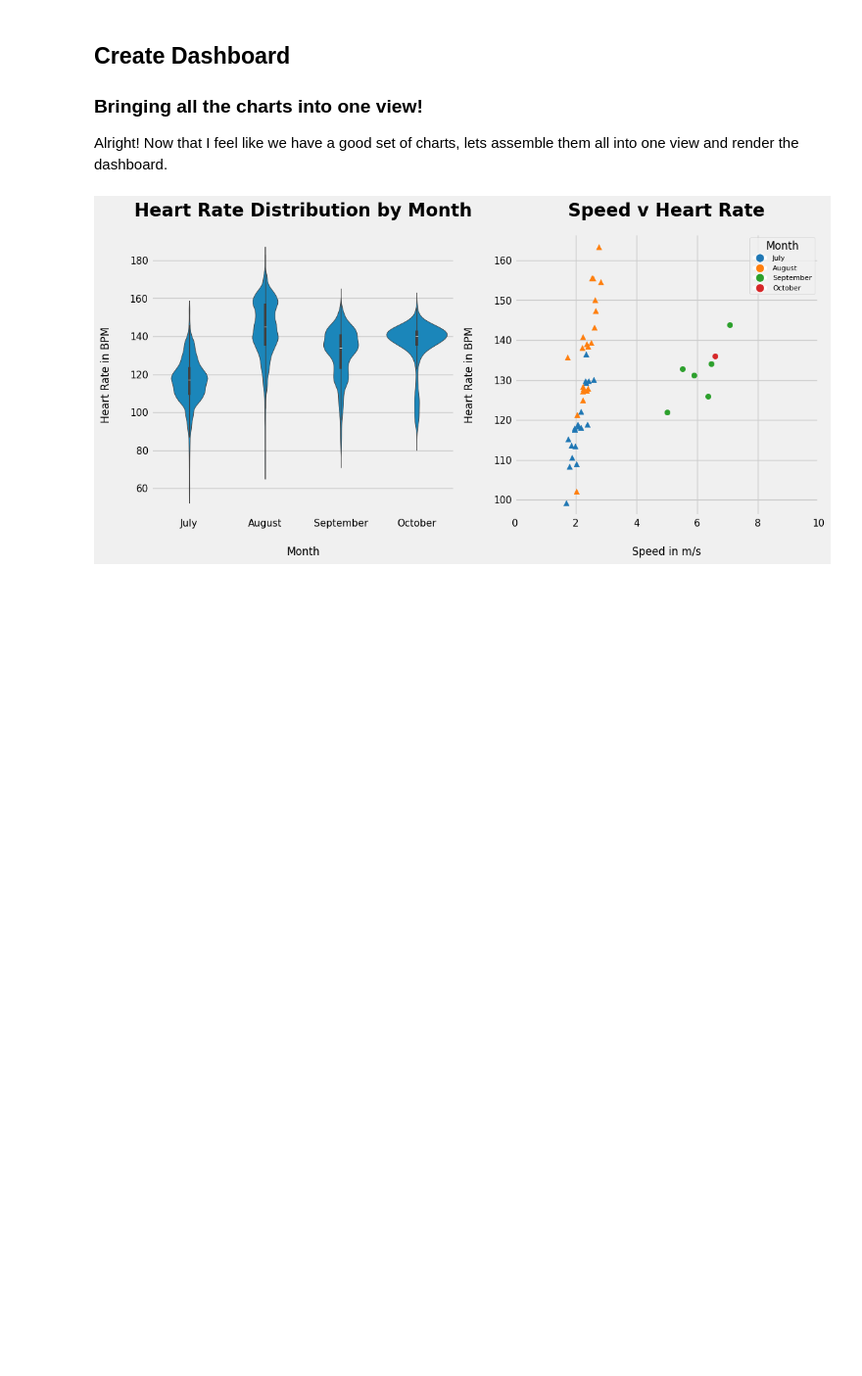
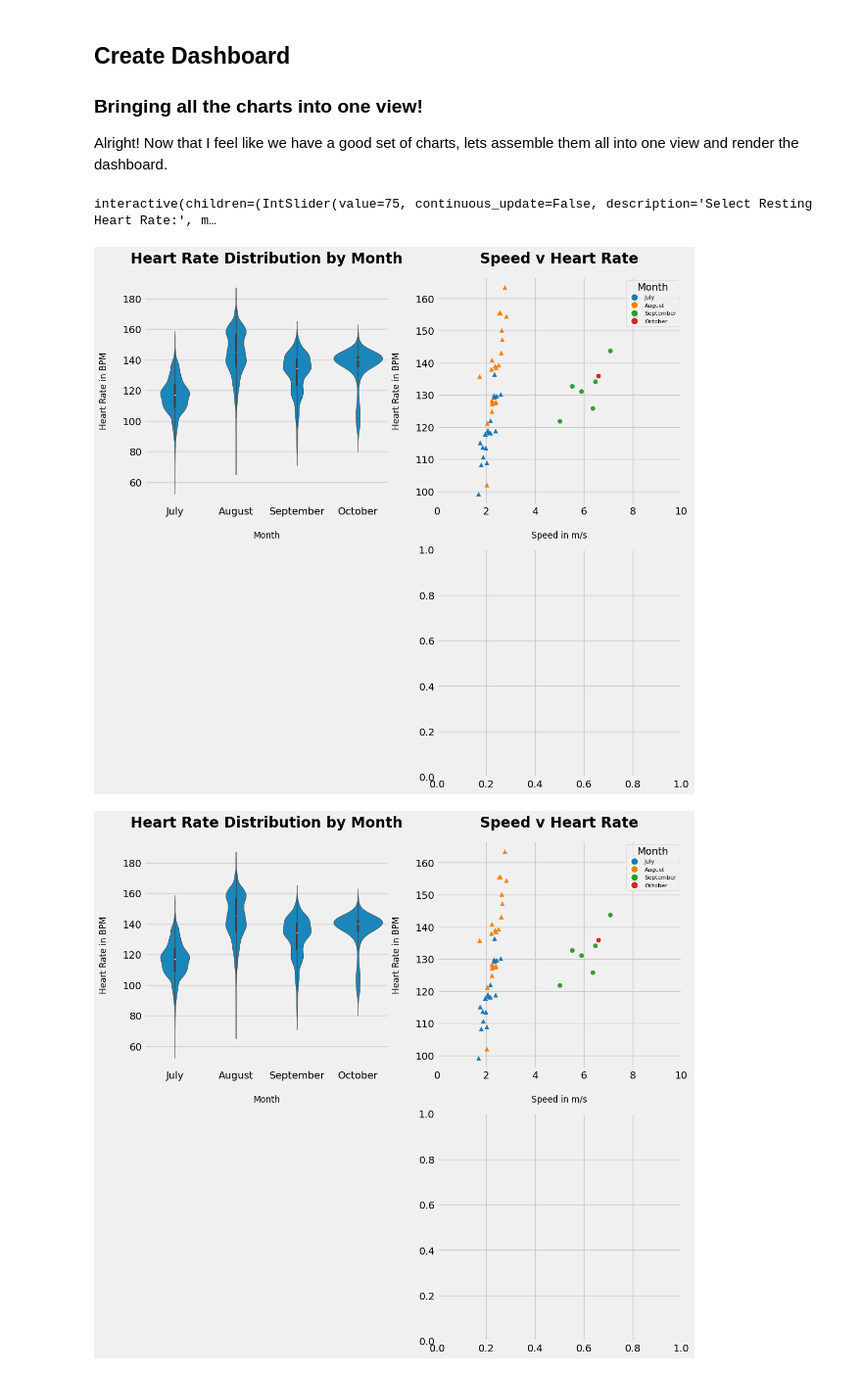
Before and after one commit to grantajason/SIADS-521-Assignment-4, a Jupyter notebook: gajason-siads521-a4.ipynb, the cells around one changed output. Shown at 98% size. Cells and saved outputs as stored; diff of their text form; code cells hidden in the pictures; blank space fills up the shorter version.

Commit message:
continued work implementing chart 4

```diff
--- a/gajason-siads521-a4.ipynb
+++ b/gajason-siads521-a4.ipynb
@@ -162,24 +178,63 @@ select_resting_hr = widgets.IntSlider(
+# %%
+def calculate_hr_zones(heart_rate, age, resting_hr):
+    max_hr = 220 - age
+    hr_reserve = max_hr - resting_hr
+
+    if heart_rate < (resting_hr + (hr_reserve * 0.5)):
+        return "Resting"
+    elif resting_hr + (hr_reserve * 0.5) <= heart_rate < (resting_hr + (hr_reserve * 0.6)): # fixed logic
+        return "Zone 1"
+    elif resting_hr + (hr_reserve * 0.6) <= heart_rate < (resting_hr + (hr_reserve * 0.7)): # fixed logic
+        return "Zone 2"
+    elif resting_hr + (hr_reserve * 0.7) <= heart_rate < (resting_hr + (hr_reserve * 0.8)): # fixed logic
+        return "Zone 3"
+    elif resting_hr + (hr_reserve * 0.8) <= heart_rate < (resting_hr + (hr_reserve * 0.9)): # fixed logic
+        return "Zone 4"
+    elif heart_rate >= (resting_hr + (hr_reserve * 0.9)):
+        return "Zone 5"
+    else:
+        return None
+# %%
+def activity_hr_heatmap(ax, age, resting_hr, month):
+    hr_data = strava.copy()
+    hr_data['zone'] = hr_data['heart_rate'].apply(lambda hr: calculate_hr_zones(hr, age, resting_hr))
+    hr_data = hr_data[hr_data['month_name'] == month]
+
+    fig = px.density_heatmap(hr_data, x='zone', y='enhanced_altitude')
+
+    for trace in fig.data:
+      ax.add_trace(trace)
+
+    # finish implementing this function; need to ensure it works and add formatting
 # %% [markdown]
 ## Create Dashboard
 ### Bringing all the charts into one view!
 Alright! Now that I feel like we have a good set of charts, lets assemble them all into one view and render the dashboard.
 # %%
-def create_dashboard():
+def create_dashboard(resting_hr, age, month):
 
     clear_output(wait=True)
     plt.style.use('fivethirtyeight')
     fig = plt.figure(figsize=(12,12))
     gs = fig.add_gridspec(2,2)
 
     ax1 = fig.add_subplot(gs[0, 0])
     fig.sca(ax1)
     cardio_health_violin(ax1)
 
     ax2 = fig.add_subplot(gs[0, 1])
     fig.sca(ax2)
     activity_scatter(ax2)
 
-dashboard = create_dashboard()
+    # figure out how to display a plotly graph using gridspec add_subplot
+    ax4 = fig.add_subplot(gs[1, 1])
+    fig.sca(ax4)
+    activity_hr_heatmap(ax4, age=age, resting_hr=resting_hr, month=month)
+
+
+dashboard = interactive(create_dashboard, resting_hr=select_resting_hr, age=select_age, month=select_month)
 dashboard
 # %% [output]
+interactive(children=(IntSlider(value=75, continuous_update=False, description='Select Resting Heart Rate:', m…
-[figure, old version]
+[figure, new version]
+[figure, added]
```
Also changed, not shown: parts of 4 cells of this notebook.
